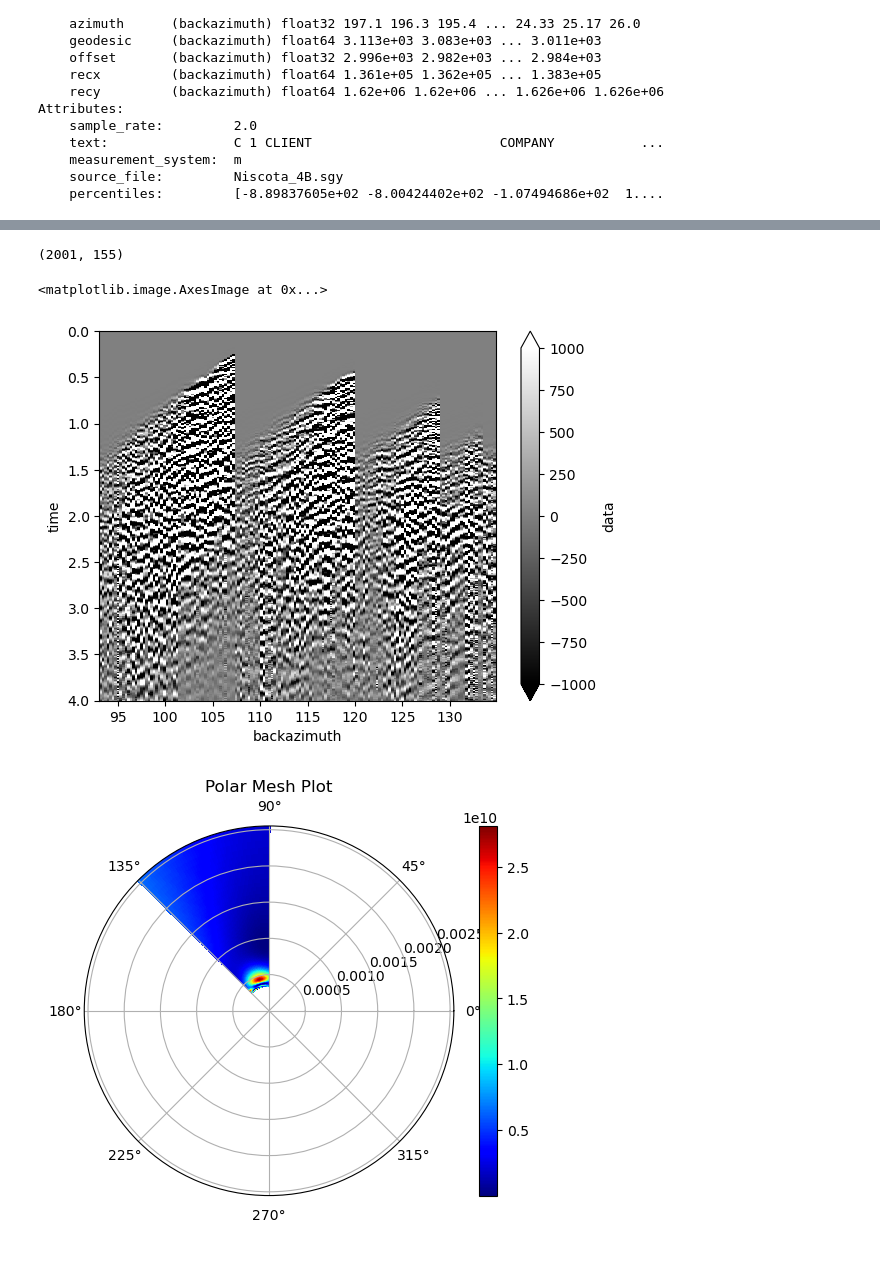
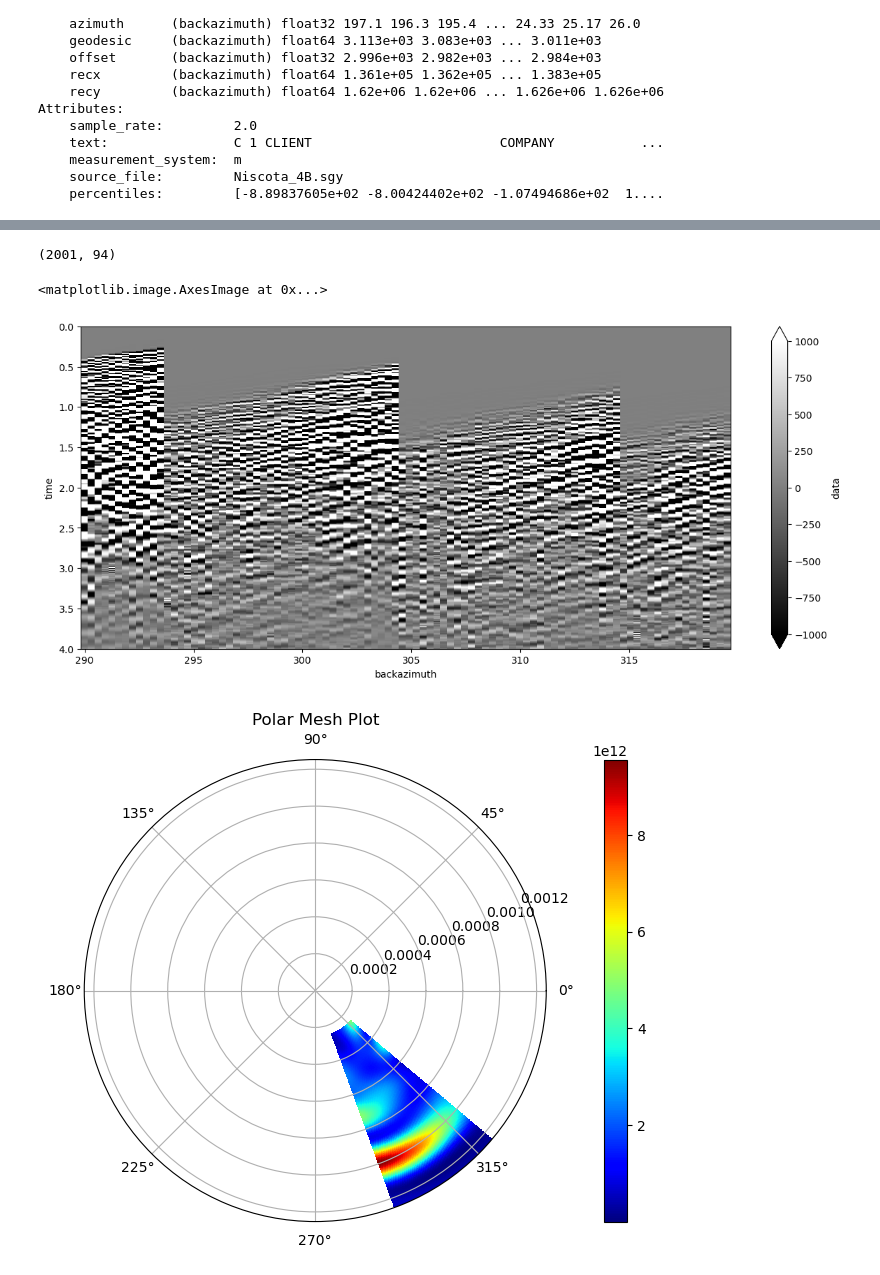
Before and after one commit to Ivanjav/SW_Inversion_3D_Data, a Jupyter notebook: 6_Beamforming3D.ipynb, the cells around one changed output, grey strips where cells are left out. Cells and saved outputs as stored; diff of their text form; code cells hidden in the pictures.

```diff
--- a/6_Beamforming3D.ipynb
+++ b/6_Beamforming3D.ipynb
@@ -105,8 +105,8 @@ plt.show()
 ## Highligth position by azimuth bin
 Show receivers fro the source 1000 with azimuth from 90 to 110.
 # %%
-bazi=90
-dbaz=45
+bazi=290
+dbaz=30
 bazf=bazi+dbaz                  #Limit values of azimuth
 minof=500
 shot_backazimuth_pos=shot_pos[(shot_pos['Backazimuth']>bazi)&(shot_pos['Backazimuth']<bazf)&(shot_pos['Offset']>minof)]
@@ -212,47 +212,48 @@ Vel.shape
 # %%
 data.data.T.shape
 # %% [output]
-(2001, 155)
+(2001, 94)
 # %%
 alpha=5e-3
 data.data.values = data.data.values*(1+np.tanh(alpha*(Vel-400)))*(1+np.tanh(alpha*(2000-Vel)));
 data.data.plot.imshow('backazimuth','time',cmap='gray', vmin=-1000, vmax=1000, origin='upper')
 # %% [output]
 <matplotlib.image.AxesImage at 0x...>
-[figure, old version]
+[figure, new version]
 # %%
 import masw_functions as mf
 # Define parameters
-fmin, fmax = 0.8,5
-vmin, vmax = 400,3000
-vel = np.linspace(vmin, vmax, 151)
-p = 1.0 / vel
-theta = np.linspace(bazi, bazf, 50)
+fmin, fmax = 1,5
+vmin, vmax = 800,4000
+#vel = np.linspace(vmin, vmax, 151)
+#p = 1.0 / vel
+p=np.linspace(1/vmax, 1/vmin, 201)
+theta = np.linspace(bazi, bazf, 361)
 
 # Receiver coordinates (assuming rec_x and rec_y are defined)
 rec_x = data.recx-shot_backazimuth_pos['SourceX_new']
 rec_y = data.recy-shot_backazimuth_pos['SourceY_new']
 
-[m_LRT, f_LRT, Pw_LRT]=mf.adj_beam_LRT(data.data.T.values, dt, rec_x, rec_y, p, theta, fmin, fmax)
+[m_LRT, freq, Pw]=mf.adj_beam_LRT(data.data.T.values, dt, rec_x, rec_y, p, theta, fmin, fmax)
 # %%
 # Convert theta to radians
 theta_rad = np.deg2rad(theta)
 
 # Create meshgrid
 P, Theta = np.meshgrid(p[::-1], theta_rad,  indexing='ij')
 #Theta, P = np.meshgrid( theta_rad, p[::-1],  indexing='ij')
 # Select frequency index to plot
-frequency_index =0  # Change as needed
-Pw_LRT_slice = np.abs(Pw_LRT[:, :, frequency_index])
+frequency_index =20  # Change as needed
+Pw_LRT_slice = np.abs(Pw[:, :, frequency_index])
 
 # Plotting
 
 # Subplot 1: Polar pcolormesh
 fig, ax = plt.subplots(subplot_kw={'projection': 'polar'})
 c = ax.pcolormesh(Theta, P, Pw_LRT_slice, shading='auto', cmap='jet')
 fig.colorbar(c, ax=ax)
 ax.set_title('Polar Mesh Plot')
 
 plt.show()
 # %% [output]
-[figure, old version]
+[figure, new version]
```
Also changed, not shown: parts of 15 cells of this notebook, 1 other file.
